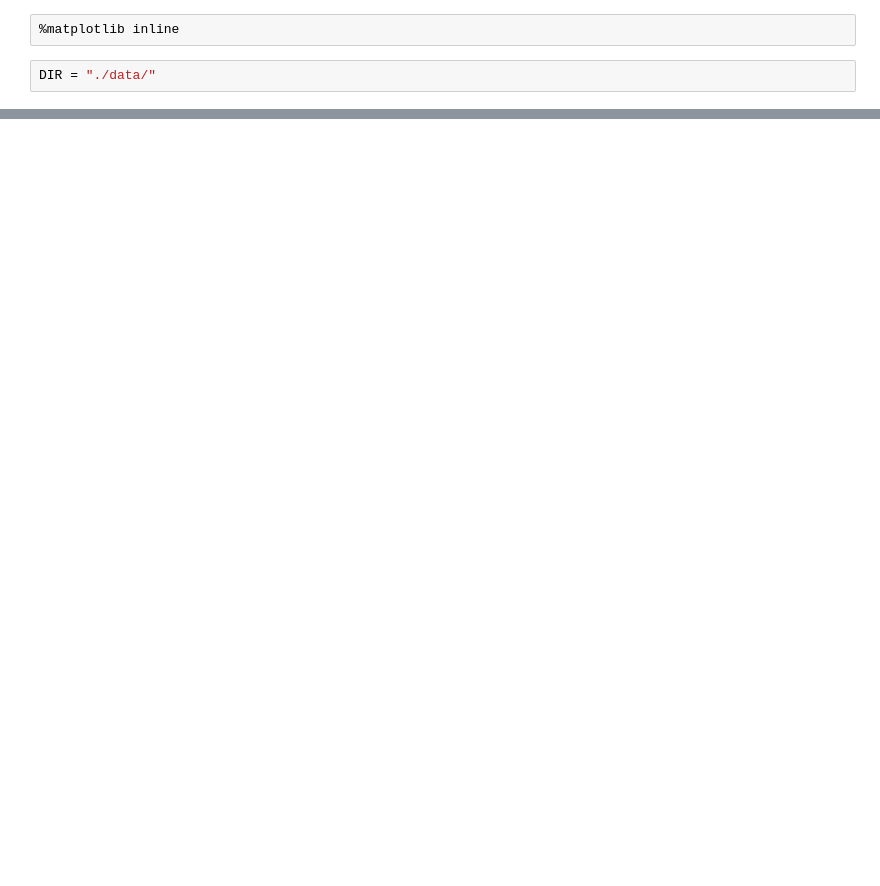
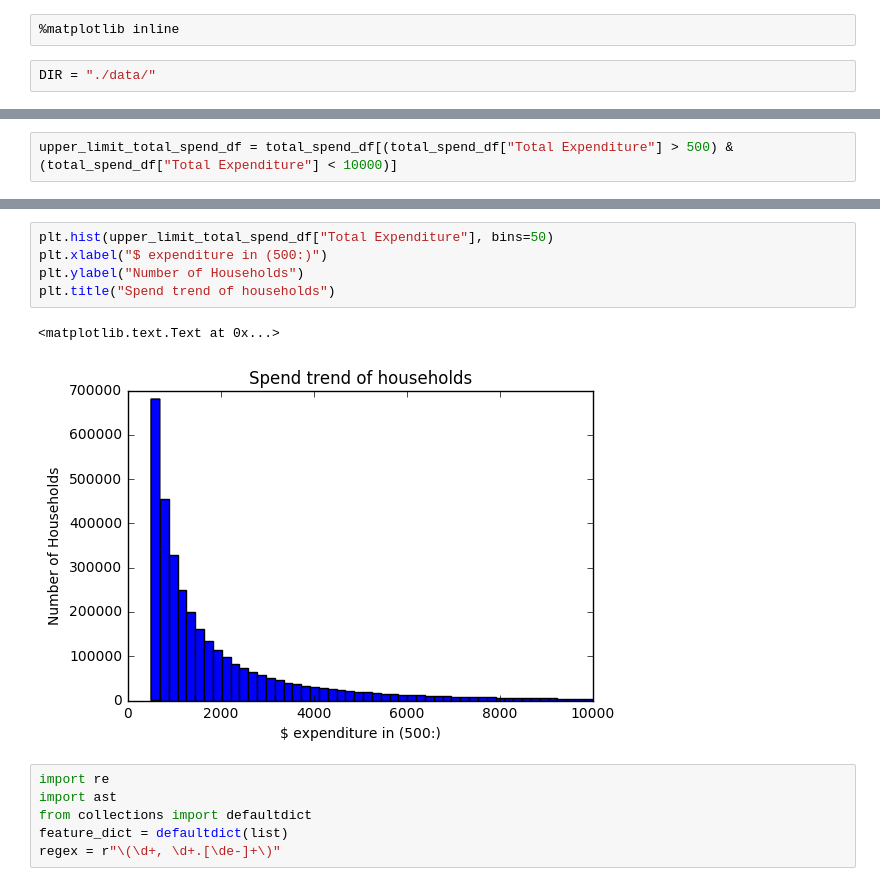
Before and after one commit to neka7449/odc-challenge, a Jupyter notebook: index.ipynb, the cells around one changed output, grey strips where cells are left out. Saved outputs shown, nothing was run; the diff lists cells and outputs as text; blank space fills up the shorter version.

```diff
--- a/index.ipynb
+++ b/index.ipynb
@@ -107,0 +67,2 @@ TomlDecodeError: Found invalid character in key name: ','. Try quoting the key n
+# %%
+upper_limit_total_spend_df = total_spend_df[(total_spend_df["Total Expenditure"] > 500) & (total_spend_df["Total Expenditure"] < 10000)]
@@ -107,0 +119,14 @@ TomlDecodeError: Found invalid character in key name: ','. Try quoting the key n
+# %%
+plt.hist(upper_limit_total_spend_df["Total Expenditure"], bins=50)
+plt.xlabel("$ expenditure in (500:)")
+plt.ylabel("Number of Households")
+plt.title("Spend trend of households")
+# %% [output]
+<matplotlib.text.Text at 0x...>
+[figure, added]
+# %%
+import re
+import ast
+from collections import defaultdict
+feature_dict = defaultdict(list)
+regex = r"\(\d+, \d+.[\de-]+\)"
```
Also changed, not shown: parts of 38 cells of this notebook.
